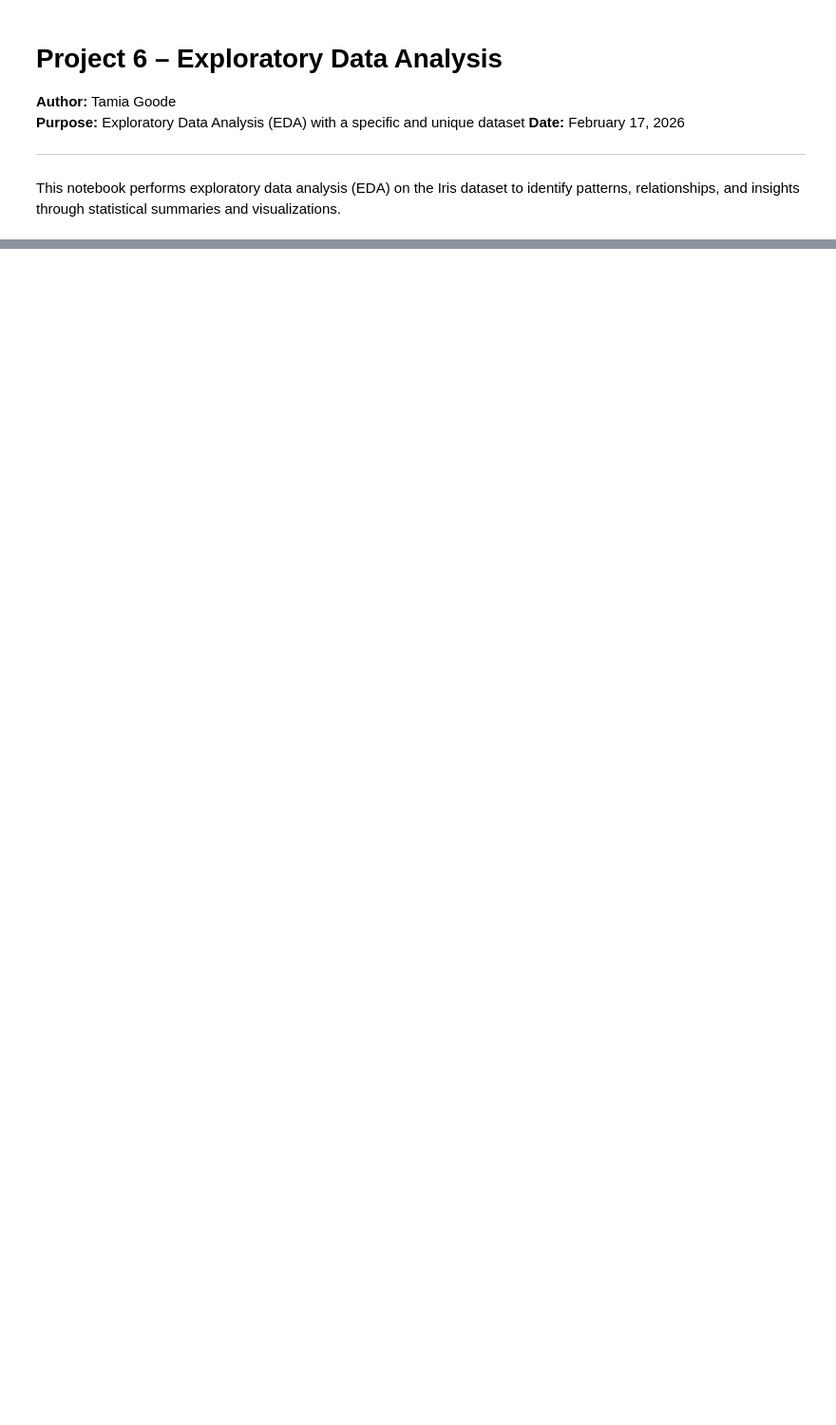
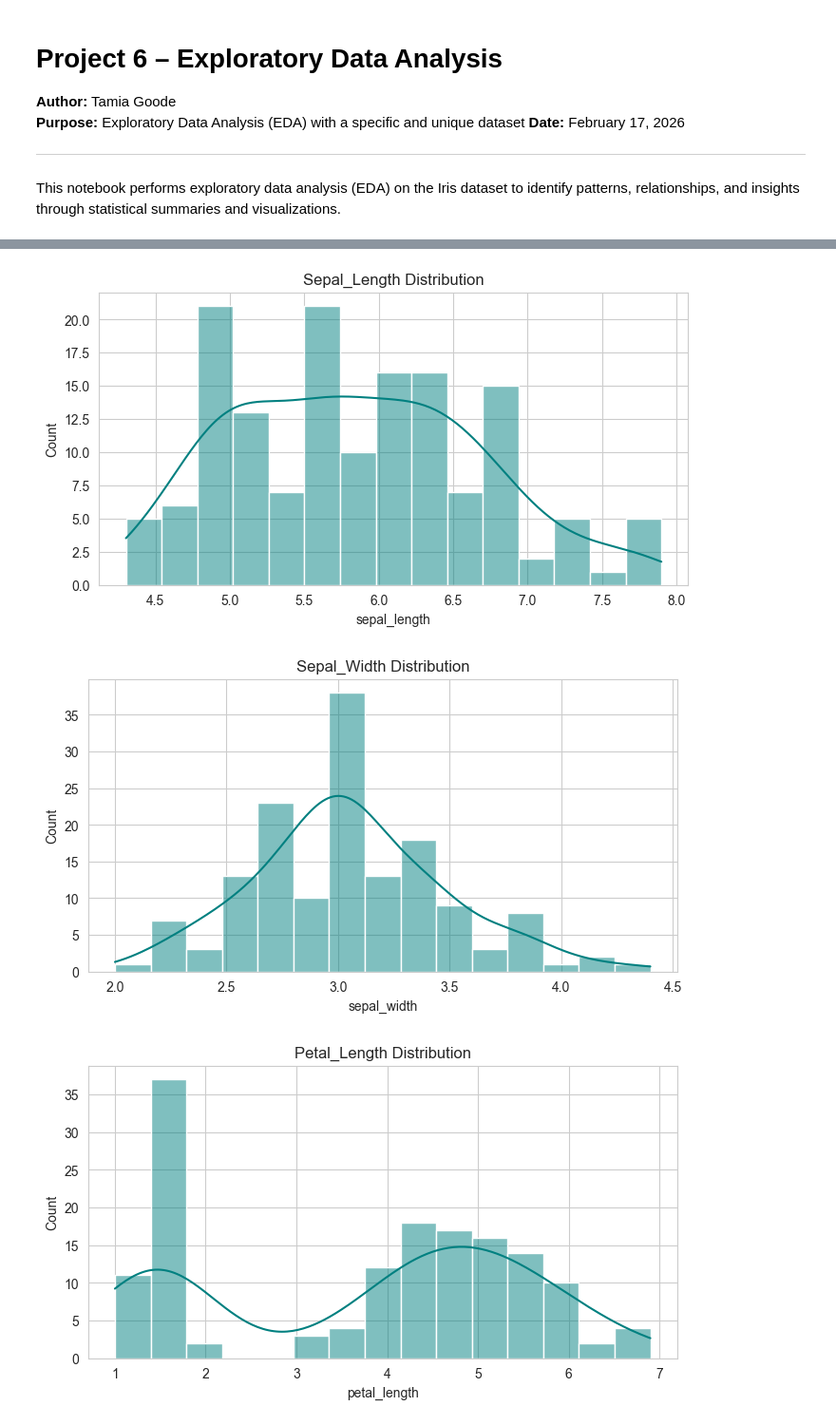
Before and after one commit to TGoode01/datafun-06-eda, a Jupyter notebook: tamiagoode_eda.ipynb, the cells around one changed output, grey strips where cells are left out. Shown at 95% size. Drawn from its saved outputs; the diff is of its cells as text; code cells hidden in the pictures; blank space fills up the shorter version.

Commit message:
Completed Project 6 EDA notebook with full visuals and conclusions

```diff
--- a/tamiagoode_eda.ipynb
+++ b/tamiagoode_eda.ipynb
@@ -44,0 +20,9 @@ df.head()
+# %%
+# Define column names manually (CSV has no header)
+columns = ["sepal_length", "sepal_width", "petal_length", "petal_width", "species"]
+
+# Load CSV
+df = pd.read_csv("iris.csv", header=None, names=columns)
+
+# Quick look
+df.head()
@@ -44,0 +93,12 @@ df.head()
+# %%
+num_cols = df.select_dtypes(include="number").columns
+
+for col in num_cols:
+    plt.figure(figsize=(8,4))
+    sns.histplot(df[col], kde=True, bins=15, color="teal")
+    plt.title(f"{col.title()} Distribution")
+    plt.show()
+# %% [output]
+[figure, added]
+[figure, added]
+[figure, added]
```
Also changed, not shown: parts of 8 cells of this notebook.
